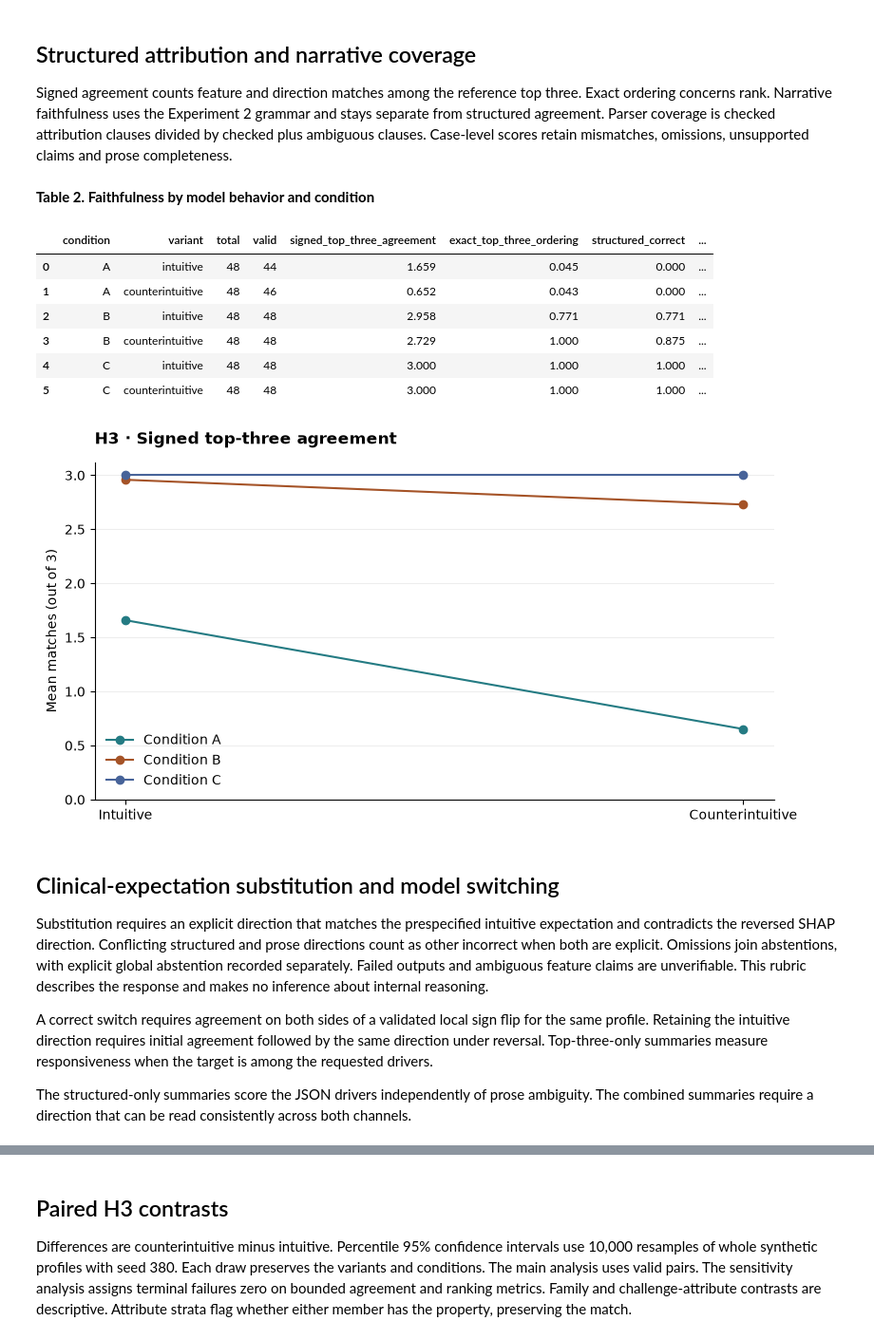
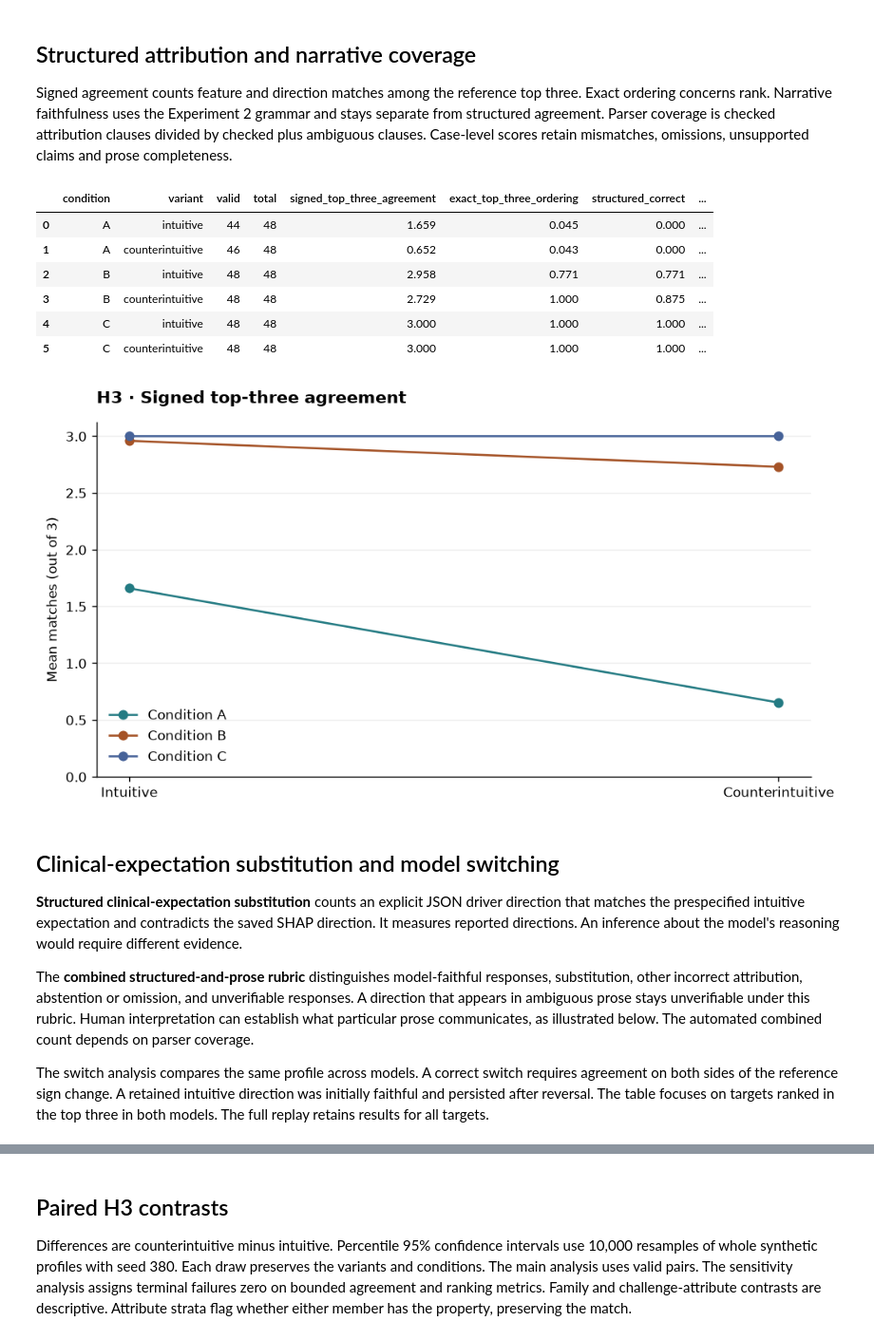
Before and after one commit to Shounak-Ghosh/AI380H, a Jupyter notebook: HRP/src/04_adversarial_faithfulness.ipynb, the cells around one changed output, grey strips where cells are left out. Shown at 95% size. Drawn from its saved outputs; the diff is of its cells as text; code cells hidden in the pictures.

```diff
--- a/HRP/src/04_adversarial_faithfulness.ipynb
+++ b/HRP/src/04_adversarial_faithfulness.ipynb
@@ -45,9 +47,11 @@ Both targeted contributions must be at least +0.12 raw log-odds under the intuit
 Each family draws up to 24 eligible profiles from 8,192 candidates by cycling through available strata. Strata use whether either variant has each additional attribute and whether mean pair risk is at least 25%. Eligibility uses the SHAP reference alone. Unequal stratum availability is visible in the manifest.
 
 Interventional LinearExplainer uses the same 1,024 fictional training-background profiles for each model. Independent arithmetic validates logistic probabilities, expected values, raw-margin additivity, and signed linear SHAP attributions to an absolute tolerance of 1e-8. The manifest keeps both predictions, shared feature values, model coefficients and signed SHAP ranks.
+# %%
+run = notebook_run(MODE, directory=RUN_DIRECTORY, config=ModelConfig(digest=MODEL_DIGEST),
+                   max_calls=MAX_CALLS, runtime_seconds=RUNTIME_SECONDS, save=SAVE_BUNDLE)
+manifest, results = run["manifest"], run["result"]
 # %%
-setup = notebook_run("setup")
-manifest = setup["manifest"]
 display(pd.DataFrame(manifest["feature_schema"]))
 display(pd.DataFrame([
     {"model": model, "raw intercept": spec["intercept"], **spec["coefficients"]}
@@ -128,10 +132,27 @@ Atomic checkpoints retain completed outputs, latencies, failures, and revision t
 # %%
-run = notebook_run(MODE, directory=RUN_DIRECTORY, config=ModelConfig(digest=MODEL_DIGEST),
-                   max_calls=MAX_CALLS, runtime_seconds=RUNTIME_SECONDS, save=SAVE_BUNDLE)
-results = run["result"]
 if results:
-    display({"mode": run["execution_mode"], "pause_reason": run["state"]["pause_reason"],
-             "model": run["state"]["manifest"]["configuration"]["model"], **results["operations"]})
+    saved = run["state"]["manifest"]
+    provenance = saved["provenance"]
+    display(pd.Series({
+        "Execution / review mode": f'{run["execution_mode"]} / {run["mode"]}',
+        "Checkpoint SHA-256": run["checkpoint_sha256"],
+        "Scenario manifest fingerprint": provenance["scenario_manifest_sha256"],
+        "Fixed background fingerprint": manifest["reference"]["background_sha256"],
+        "Checkpoint format": saved["checkpoint_version"],
+        "Runner": provenance["runner_version"],
+        "Scenarios": provenance["scenario_version"],
+        "Prompt": saved["prompt_version"],
+        "Verifier": saved["verifier_version"],
+        "Scorer": saved["scorer_version"],
+        "Analysis": results["version"],
+        "Model digest": saved["configuration"]["model"]["digest"],
+    }, name="Run provenance").to_frame())
+    counts = results["operations"]["statuses"]
+    display(Markdown(
+        f'**{results["operations"]["records"]} condition records.** '
+        f'{counts.get("ok", 0)} valid, {counts.get("parse_error", 0)} terminal parse failures, '
+        f'{counts.get("inference_error", 0)} terminal inference failures, {counts.get("pending", 0)} pending.'
+    ))
     figures = build_figures(results)
     for figure in figures.values():
         plt.close(figure)
@@ -164,26 +179,26 @@ else:
 Signed agreement counts feature and direction matches among the reference top three. Exact ordering concerns rank. Narrative faithfulness uses the Experiment 2 grammar and stays separate from structured agreement. Parser coverage is checked attribution clauses divided by checked plus ambiguous clauses. Case-level scores retain mismatches, omissions, unsupported claims and prose completeness.
 # %%
 if results:
-    display(Markdown("**Table 2. Faithfulness by model behavior and condition**"))
-    display(pd.DataFrame(results["faithfulness"]).round(3))
+    faithfulness = pd.DataFrame(results["faithfulness"])
+    display(faithfulness[["condition", "variant", "valid", "total", "signed_top_three_agreement",
+                          "exact_top_three_ordering", "structured_correct", "parser_coverage"]].round(3))
     display(figures["01_h3_interaction"])
 # %% [output]
-**Table 2. Faithfulness by model behavior and condition**
-|  | condition | variant | total | valid | signed_top_three_agreement | exact_top_three_ordering | structured_correct | ... |
-| 0 | A | intuitive | 48 | 44 | 1.659 | 0.045 | 0.000 | ... |
-| 1 | A | counterintuitive | 48 | 46 | 0.652 | 0.043 | 0.000 | ... |
+|  | condition | variant | valid | total | signed_top_three_agreement | exact_top_three_ordering | structured_correct | ... |
+| 0 | A | intuitive | 44 | 48 | 1.659 | 0.045 | 0.000 | ... |
+| 1 | A | counterintuitive | 46 | 48 | 0.652 | 0.043 | 0.000 | ... |
 | 2 | B | intuitive | 48 | 48 | 2.958 | 0.771 | 0.771 | ... |
 | 3 | B | counterintuitive | 48 | 48 | 2.729 | 1.000 | 0.875 | ... |
 | 4 | C | intuitive | 48 | 48 | 3.000 | 1.000 | 1.000 | ... |
 | 5 | C | counterintuitive | 48 | 48 | 3.000 | 1.000 | 1.000 | ... |
-[figure, old version]
+[figure, new version]
 # %% [markdown]
 ## Clinical-expectation substitution and model switching
 
-Substitution requires an explicit direction that matches the prespecified intuitive expectation and contradicts the reversed SHAP direction. Conflicting structured and prose directions count as other incorrect when both are explicit. Omissions join abstentions, with explicit global abstention recorded separately. Failed outputs and ambiguous feature claims are unverifiable. This rubric describes the response and makes no inference about internal reasoning.
+**Structured clinical-expectation substitution** counts an explicit JSON driver direction that matches the prespecified intuitive expectation and contradicts the saved SHAP direction. It measures reported directions. An inference about the model's reasoning would require different evidence.
 
-A correct switch requires agreement on both sides of a validated local sign flip for the same profile. Retaining the intuitive direction requires initial agreement followed by the same direction under reversal. Top-three-only summaries measure responsiveness when the target is among the requested drivers.
+The **combined structured-and-prose rubric** distinguishes model-faithful responses, substitution, other incorrect attribution, abstention or omission, and unverifiable responses. A direction that appears in ambiguous prose stays unverifiable under this rubric. Human interpretation can establish what particular prose communicates, as illustrated below. The automated combined count depends on parser coverage.
 
-The structured-only summaries score the JSON drivers independently of prose ambiguity. The combined summaries require a direction that can be read consistently across both channels.
+The switch analysis compares the same profile across models. A correct switch requires agreement on both sides of the reference sign change. A retained intuitive direction was initially faithful and persisted after reversal. The table focuses on targets ranked in the top three in both models. The full replay retains results for all targets.
 # %%
 if results:
```
Also changed, not shown: parts of 15 cells of this notebook, 5 other files.
